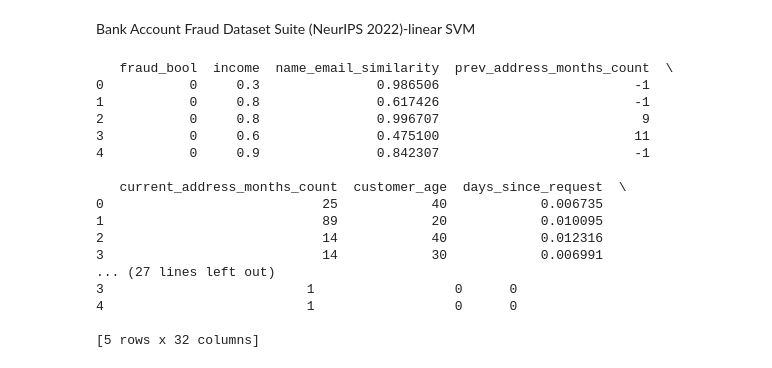
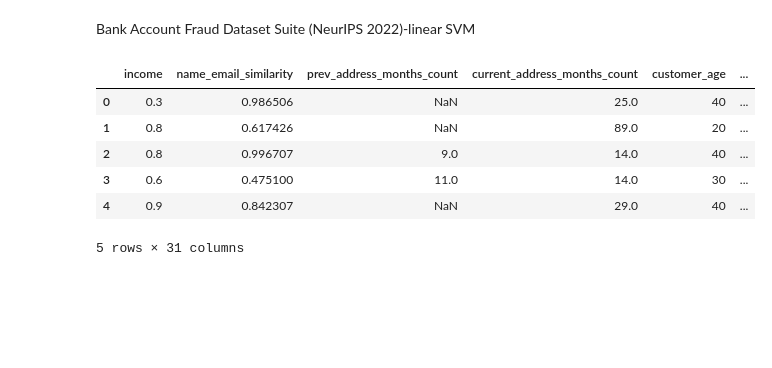
Before and after one commit to mengyuan5483/fraud-classification-analysis, a Jupyter notebook: linearSVM.ipynb, the cells around one changed output. Cells and saved outputs as stored; diff of their text form; code cells hidden in the pictures; blank space fills up the shorter version.

```diff
--- a/linearSVM.ipynb
+++ b/linearSVM.ipynb
@@ -8,21 +38,17 @@ data=pd.read_csv('Base.csv')
 # %%
-print(data.head(5))
+df = pd.read_csv("Base.csv")
+
+y = df["fraud_bool"]
+X = df.drop(["fraud_bool"], axis=1)
+X = X.replace(-1, np.nan)
+
+X.head()
 # %% [output]
+|  | income | name_email_similarity | prev_address_months_count | current_address_months_count | customer_age | ... |
+| 0 | 0.3 | 0.986506 | NaN | 25.0 | 40 | ... |
+| 1 | 0.8 | 0.617426 | NaN | 89.0 | 20 | ... |
+| 2 | 0.8 | 0.996707 | 9.0 | 14.0 | 40 | ... |
+| 3 | 0.6 | 0.475100 | 11.0 | 14.0 | 30 | ... |
+| 4 | 0.9 | 0.842307 | NaN | 29.0 | 40 | ... |
-   fraud_bool  income  name_email_similarity  prev_address_months_count  \
-0           0     0.3               0.986506                         -1
-1           0     0.8               0.617426                         -1
-2           0     0.8               0.996707                          9
-3           0     0.6               0.475100                         11
-4           0     0.9               0.842307                         -1
-
-   current_address_months_count  customer_age  days_since_request  \
-0                            25            40            0.006735
-1                            89            20            0.010095
-2                            14            40            0.012316
-3                            14            30            0.006991
-... (27 lines left out)
-3                          1                  0      0
-4                          1                  0      0
-
-[5 rows x 32 columns]
+5 rows × 31 columns
 # %%
```
Also changed, not shown: parts of 33 cells of this notebook.
